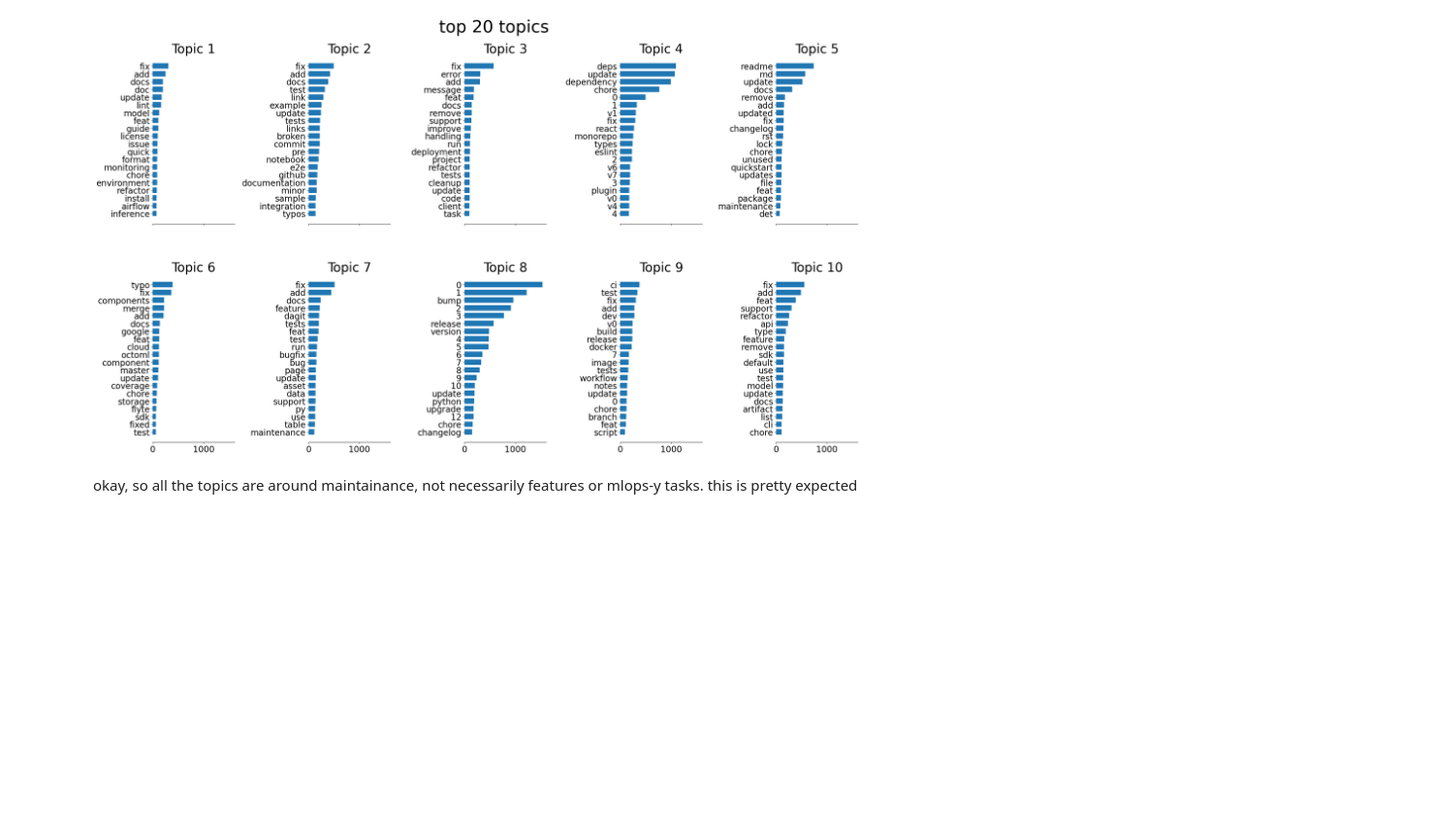
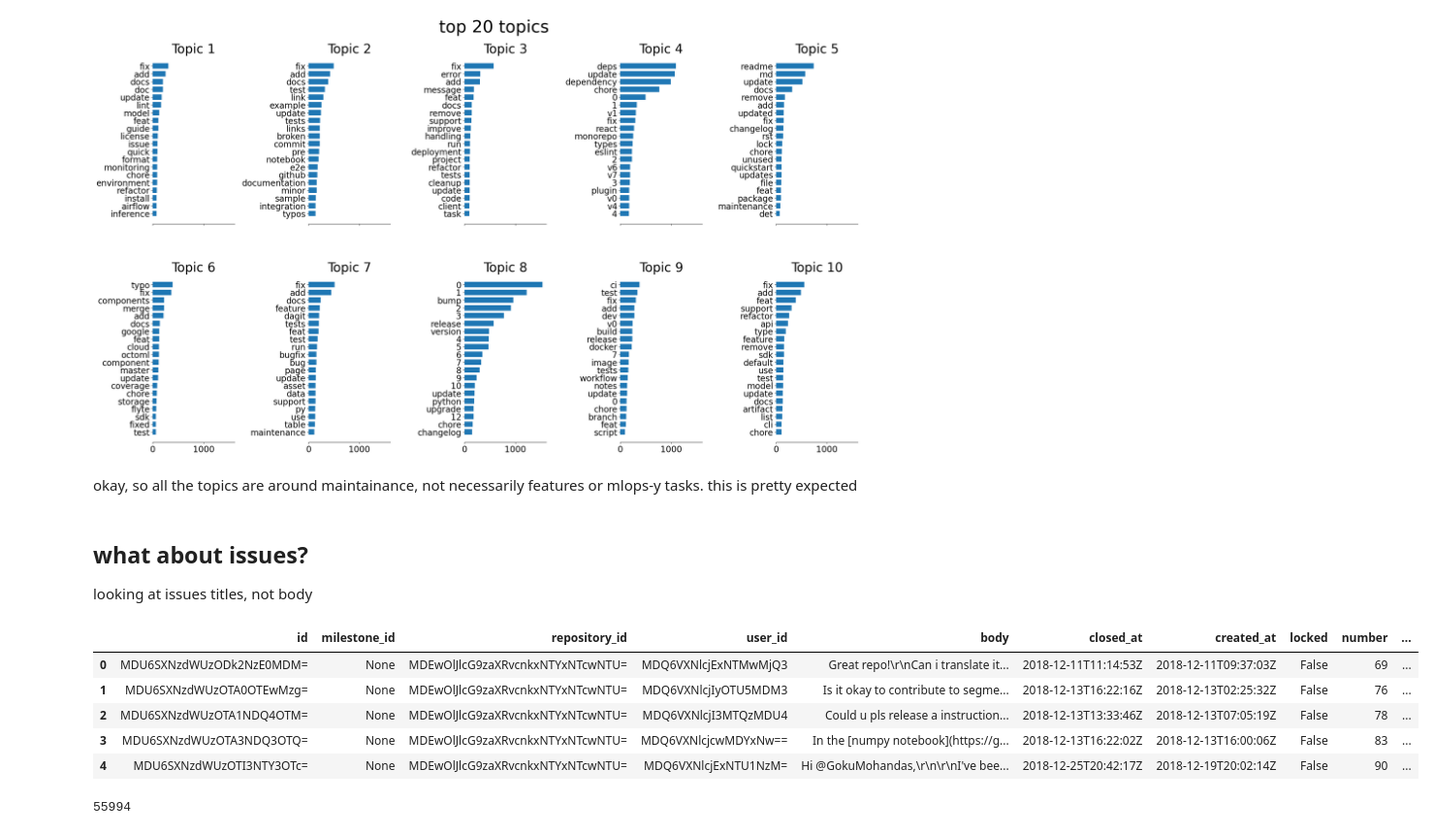
Before and after one commit to isabelizimm/mlops-metaanalysis, a Jupyter notebook: project/04_feature_engineering.ipynb, the cells around one changed output. Shown at 97% size. Drawn from its saved outputs; the diff is of its cells as text; code cells hidden in the pictures; blank space fills up the shorter version.

```diff
--- a/project/04_feature_engineering.ipynb
+++ b/project/04_feature_engineering.ipynb
@@ -529,3 +531,21 @@ plot_top_words(model, tfidf.get_feature_names_out(), 20, "top 20 topics")
 [figure]
 # %% [markdown]
 okay, so all the topics are around maintainance, not necessarily features or mlops-y tasks. this is pretty expected
+# %% [markdown]
+## what about issues?
+
+looking at issues titles, not body
+# %%
+issues_df = pd.DataFrame(issues_total)
+issues_df.head()
+# %% [output]
+|  | id | milestone_id | repository_id | user_id | body | closed_at | created_at | locked | number | ... |
+| 0 | MDU6SXNzdWUzODk2NzE0MDM= | None | MDEwOlJlcG9zaXRvcnkxNTYxNTcwNTU= | MDQ6VXNlcjExNTMwMjQ3 | Great repo!\r\nCan i translate it... | 2018-12-11T11:14:53Z | 2018-12-11T09:37:03Z | False | 69 | ... |
+| 1 | MDU6SXNzdWUzOTA0OTEwMzg= | None | MDEwOlJlcG9zaXRvcnkxNTYxNTcwNTU= | MDQ6VXNlcjIyOTU5MDM3 | Is it okay to contribute to segme... | 2018-12-13T16:22:16Z | 2018-12-13T02:25:32Z | False | 76 | ... |
+| 2 | MDU6SXNzdWUzOTA1NDQ4OTM= | None | MDEwOlJlcG9zaXRvcnkxNTYxNTcwNTU= | MDQ6VXNlcjI3MTQzMDU4 | Could u pls release a instruction... | 2018-12-13T13:33:46Z | 2018-12-13T07:05:19Z | False | 78 | ... |
+| 3 | MDU6SXNzdWUzOTA3NDQ3OTQ= | None | MDEwOlJlcG9zaXRvcnkxNTYxNTcwNTU= | MDQ6VXNlcjcwMDYxNw== | In the [numpy notebook](https://g... | 2018-12-13T16:22:02Z | 2018-12-13T16:00:06Z | False | 83 | ... |
+| 4 | MDU6SXNzdWUzOTI3NTY3OTc= | None | MDEwOlJlcG9zaXRvcnkxNTYxNTcwNTU= | MDQ6VXNlcjExNTU1NzM= | Hi @GokuMohandas,\r\n\r\nI've bee... | 2018-12-25T20:42:17Z | 2018-12-19T20:02:14Z | False | 90 | ... |
+# %%
+len(issues_df)
+# %% [output]
+55994
```
Also changed, not shown: parts of 6 cells of this notebook.
